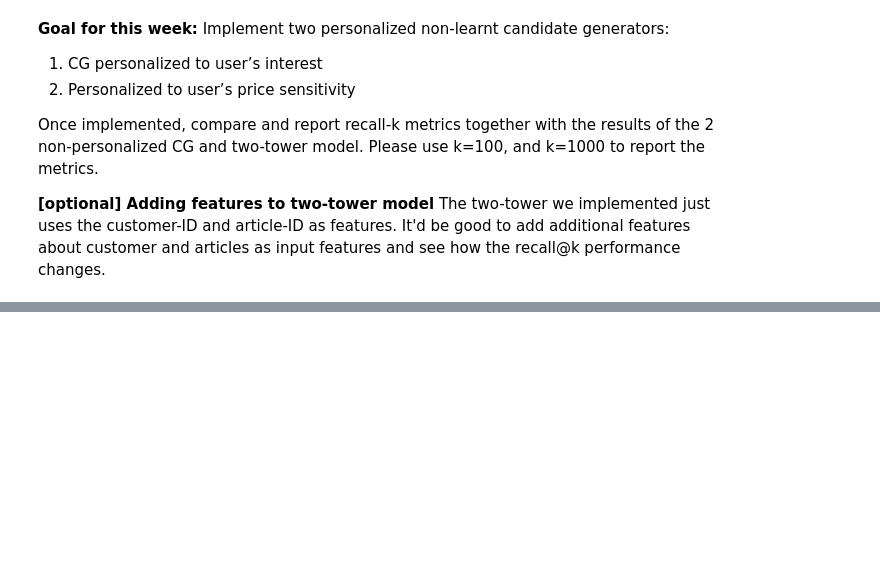
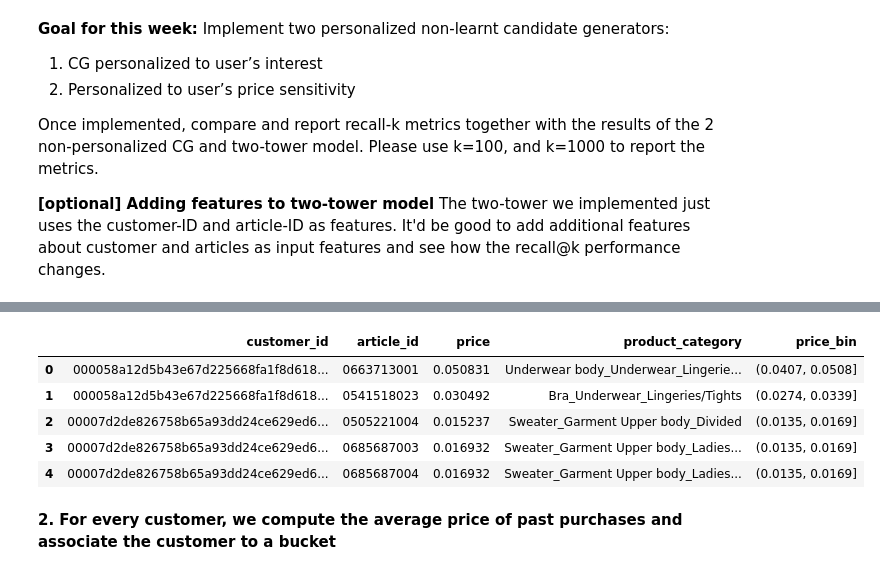
Before and after one commit to biarne-a/co-rise-recommendation, a Jupyter notebook: week1_project_CandidateGenerators.ipynb, the cells around one changed output, grey strips where cells are left out. Cells and saved outputs as stored; diff of their text form; code cells hidden in the pictures; blank space fills up the shorter version.

```diff
--- a/week1_project_CandidateGenerators.ipynb
+++ b/week1_project_CandidateGenerators.ipynb
@@ -553,0 +566,3 @@ The two-tower we implemented just uses the customer-ID and article-ID as feature
+# %%
+categ_cols = ['product_type_name', 'product_group_name', 'index_name']
+article_df['product_category'] = article_df[categ_cols].apply(lambda row: '_'.join(row.values.astype(str)), axis=1)
@@ -553,0 +616,3 @@ The two-tower we implemented just uses the customer-ID and article-ID as feature
+# %%
+sub_cols_article_df = article_df[['article_id', 'product_category']]
+train_enhanced = train[['customer_id', 'article_id', 'price']].merge(sub_cols_article_df, on='article_id', how='left')
@@ -553,0 +700,13 @@ The two-tower we implemented just uses the customer-ID and article-ID as feature
+# %%
+train_enhanced['price_bin'] = pd.qcut(train_enhanced['price'], q=10)
+# %%
+train_enhanced.head()
+# %% [output]
+|  | customer_id | article_id | price | product_category | price_bin |
+| 0 | 000058a12d5b43e67d225668fa1f8d618... | 0663713001 | 0.050831 | Underwear body_Underwear_Lingerie... | (0.0407, 0.0508] |
+| 1 | 000058a12d5b43e67d225668fa1f8d618... | 0541518023 | 0.030492 | Bra_Underwear_Lingeries/Tights | (0.0274, 0.0339] |
+| 2 | 00007d2de826758b65a93dd24ce629ed6... | 0505221004 | 0.015237 | Sweater_Garment Upper body_Divided | (0.0135, 0.0169] |
+| 3 | 00007d2de826758b65a93dd24ce629ed6... | 0685687003 | 0.016932 | Sweater_Garment Upper body_Ladies... | (0.0135, 0.0169] |
+| 4 | 00007d2de826758b65a93dd24ce629ed6... | 0685687004 | 0.016932 | Sweater_Garment Upper body_Ladies... | (0.0135, 0.0169] |
+# %% [markdown]
+__2. For every customer, we compute the average price of past purchases and associate the customer to a bucket__
```
Also changed, not shown: parts of 30 cells of this notebook.
